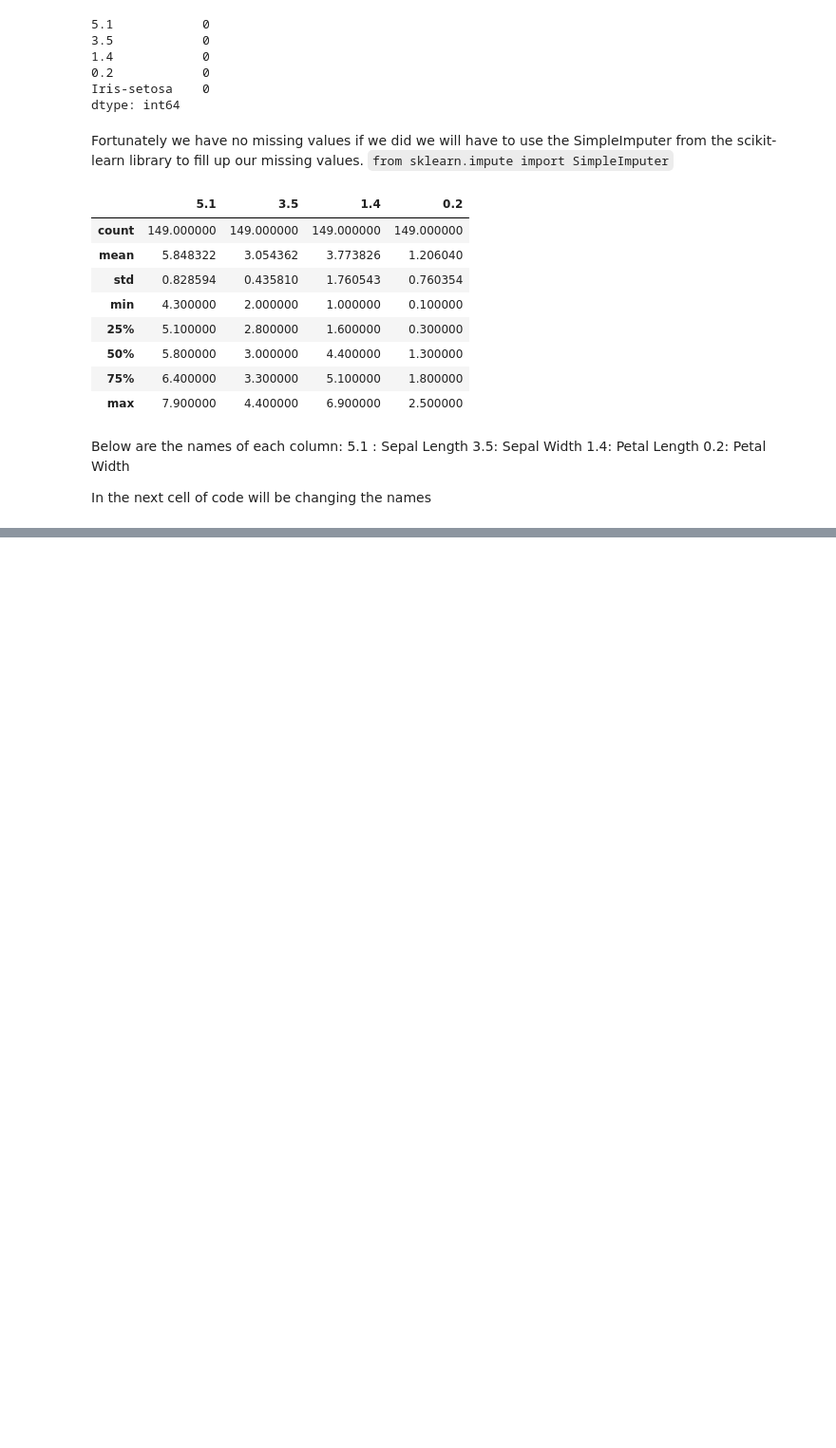
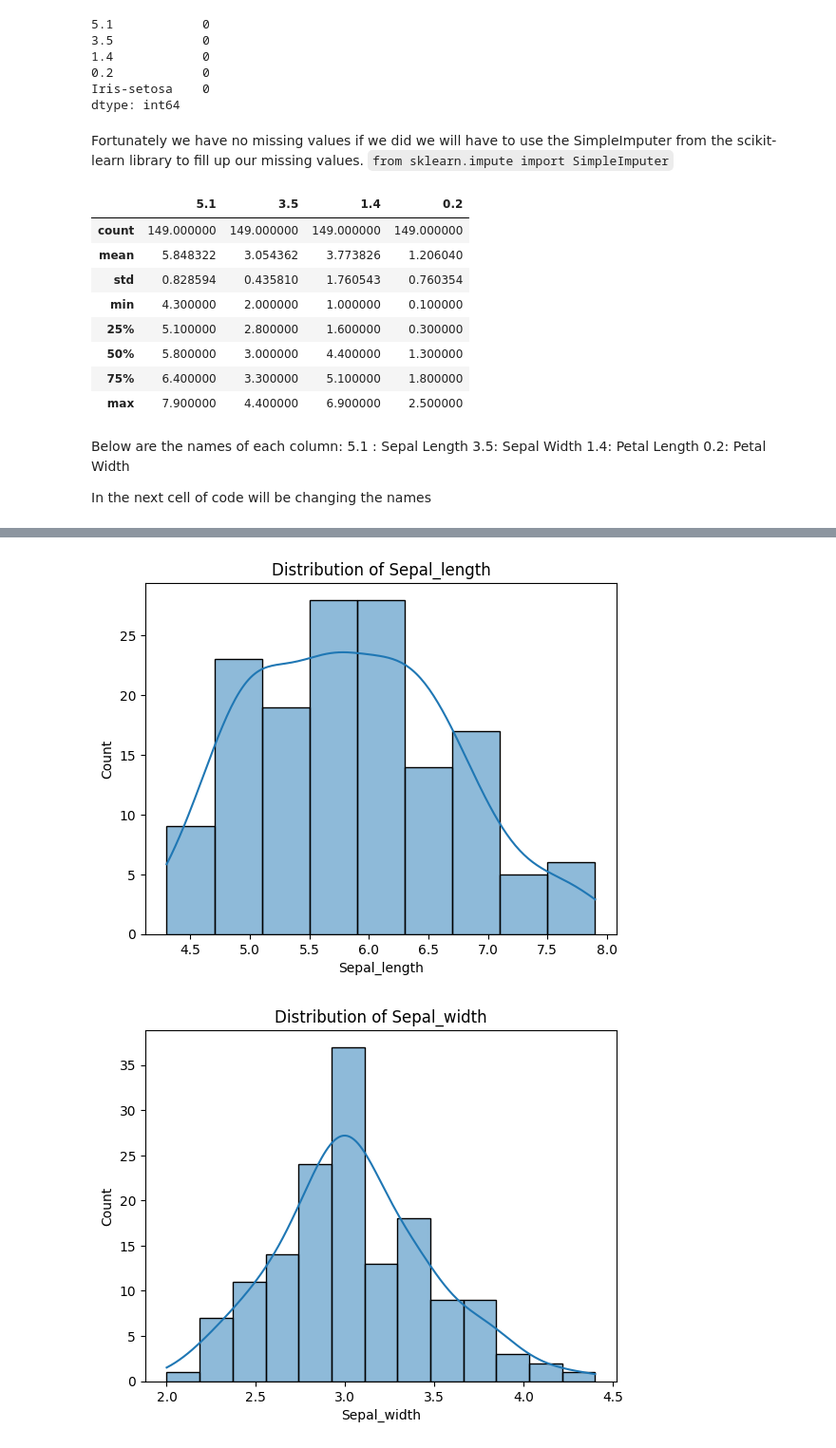
Before and after one commit to Odeyiany2/ECX-4.0-21-Days-Data-Science-Challenge, a Jupyter notebook: Iris_Flower_Classification.ipynb, the cells around one changed output, grey strips where cells are left out. Shown at 95% size. Cells and saved outputs as stored; diff of their text form; code cells hidden in the pictures; blank space fills up the shorter version.

```diff
--- a/Iris_Flower_Classification.ipynb
+++ b/Iris_Flower_Classification.ipynb
@@ -81,9 +85,13 @@ Below are the names of each column:
 
 In the next cell of code will be changing the names
 # %%
-names = {
-    5.1: "Sepal_length",
-    3.5: "Sepal_width",
-    1.4: "Petal_length",
-    0.2: "Petal_width"
+#map for new column names
+new_col_names = {
+    "5.1": "Sepal_length",
+    "3.5": "Sepal_width",
+    "1.4": "Petal_length",
+    "0.2": "Petal_width"
 }
+# %%
+# Rename columns using the rename() function
+data.rename(columns=new_col_names, inplace=True)
@@ -90,3 +107,10 @@ names = {
 # %%
 #visualizing the features in our dataset
-for col in cols:
+df = data.drop("Iris-setosa", axis = 1)
+for col in df.columns:
+    sns.histplot(data = df, x = col, kde = True)
+    plt.title(f"Distribution of {col}")
+    plt.show();
+# %% [output]
+[figure, added]
+[figure, added]
```
Also changed, not shown: parts of 4 cells of this notebook.
